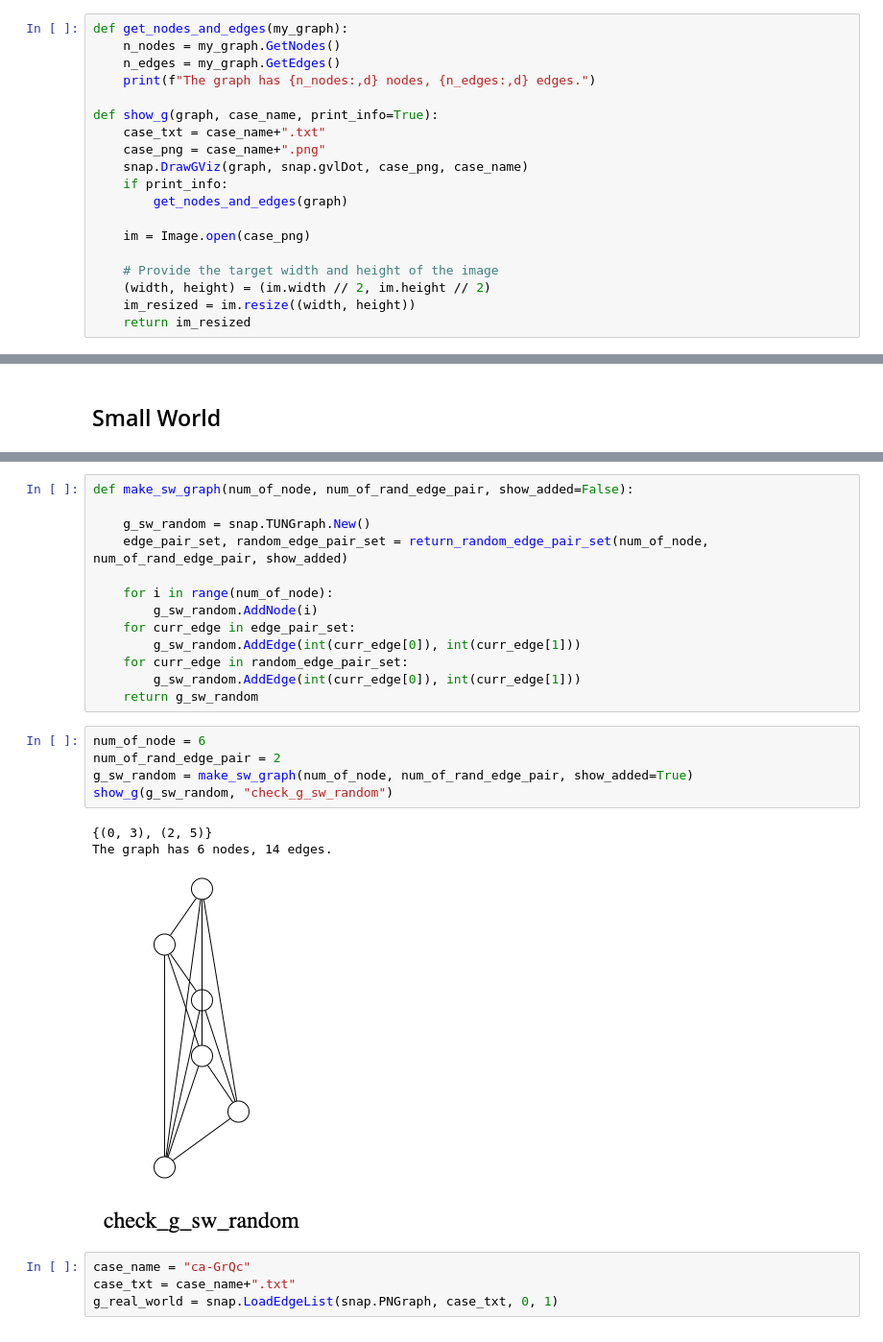
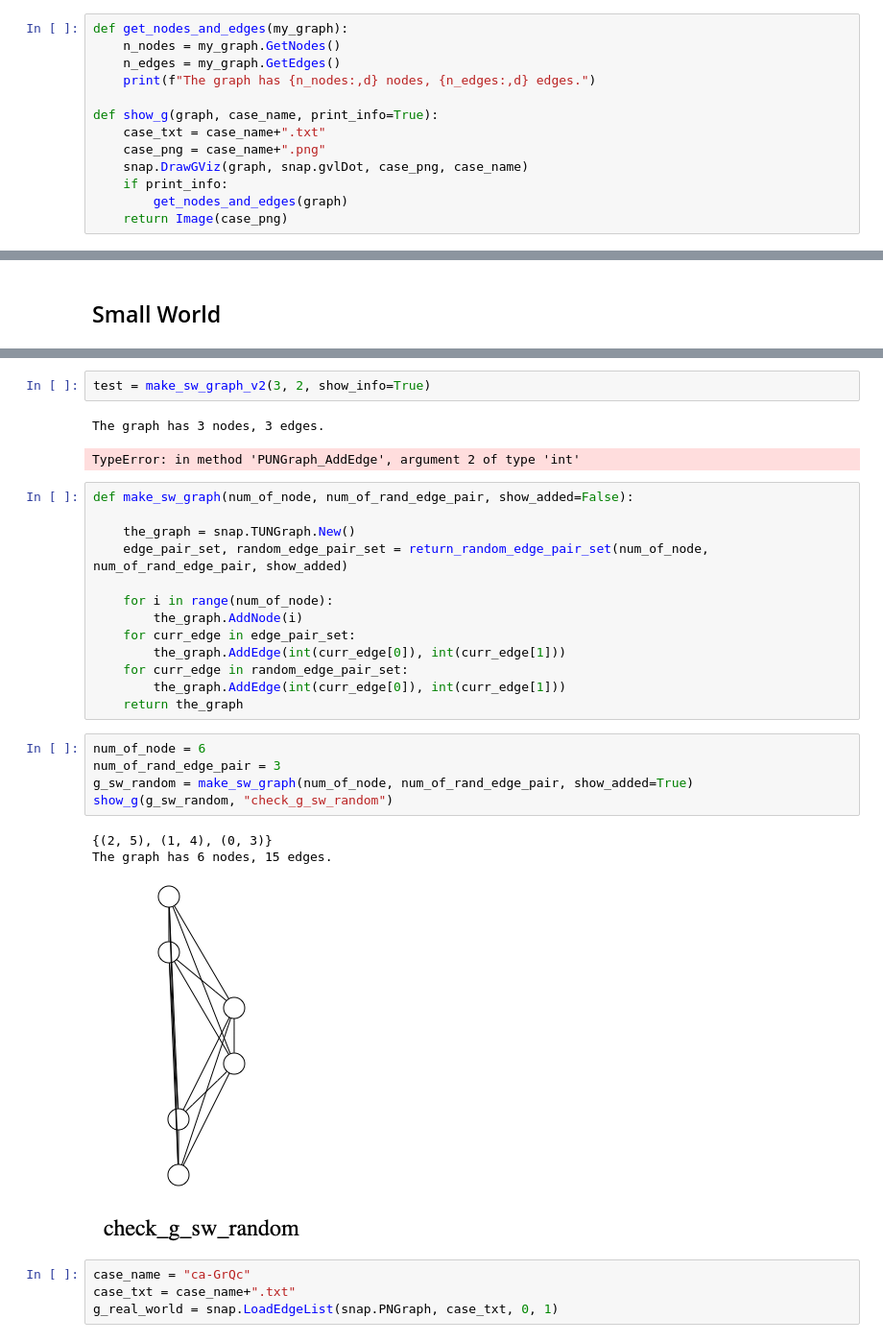
Before and after one commit to udothemath/cs224w_graph, a Jupyter notebook: hw1-bundle/hw1_snap.ipynb, the cells around one changed output, grey strips where cells are left out. Shown at 96% size. Cells and saved outputs as stored; diff of their text form.

Commit message:
add generate_sw_graph function

```diff
--- a/hw1-bundle/hw1_snap.ipynb
+++ b/hw1-bundle/hw1_snap.ipynb
@@ -15,13 +15,7 @@ def show_g(graph, case_name, print_info=True):
     snap.DrawGViz(graph, snap.gvlDot, case_png, case_name)
     if print_info:
         get_nodes_and_edges(graph)
-
-    im = Image.open(case_png)
-
-    # Provide the target width and height of the image
-    (width, height) = (im.width // 2, im.height // 2)
-    im_resized = im.resize((width, height))
-    return im_resized
+    return Image(case_png)
 # %% [markdown]
 ## Testing Zone
 # %%
@@ -110,25 +102,30 @@ def return_random_edge_pair_set(num_of_node, num_of_rand_edge_pair, show_added=F
+# %%
+test = make_sw_graph_v2(3, 2, show_info=True)
+# %% [output]
+The graph has 3 nodes, 3 edges.
+TypeError: in method 'PUNGraph_AddEdge', argument 2 of type 'int'
 # %%
 def make_sw_graph(num_of_node, num_of_rand_edge_pair, show_added=False):
 
-    g_sw_random = snap.TUNGraph.New()
+    the_graph = snap.TUNGraph.New()
     edge_pair_set, random_edge_pair_set = return_random_edge_pair_set(num_of_node, num_of_rand_edge_pair, show_added)
 
     for i in range(num_of_node):
-        g_sw_random.AddNode(i)
+        the_graph.AddNode(i)
     for curr_edge in edge_pair_set:
-        g_sw_random.AddEdge(int(curr_edge[0]), int(curr_edge[1]))
+        the_graph.AddEdge(int(curr_edge[0]), int(curr_edge[1]))
     for curr_edge in random_edge_pair_set:
-        g_sw_random.AddEdge(int(curr_edge[0]), int(curr_edge[1]))
-    return g_sw_random
+        the_graph.AddEdge(int(curr_edge[0]), int(curr_edge[1]))
+    return the_graph
 # %%
 num_of_node = 6
-num_of_rand_edge_pair = 2
+num_of_rand_edge_pair = 3
 g_sw_random = make_sw_graph(num_of_node, num_of_rand_edge_pair, show_added=True)
 show_g(g_sw_random, "check_g_sw_random")
 # %% [output]
-{(0, 3), (2, 5)}
-The graph has 6 nodes, 14 edges.
+{(2, 5), (1, 4), (0, 3)}
+The graph has 6 nodes, 15 edges.
-[figure, old version]
+[figure, new version]
 # %%
 case_name = "ca-GrQc"
 case_txt = case_name+".txt"
```
Also changed, not shown: parts of 11 cells of this notebook, 2 other files.
